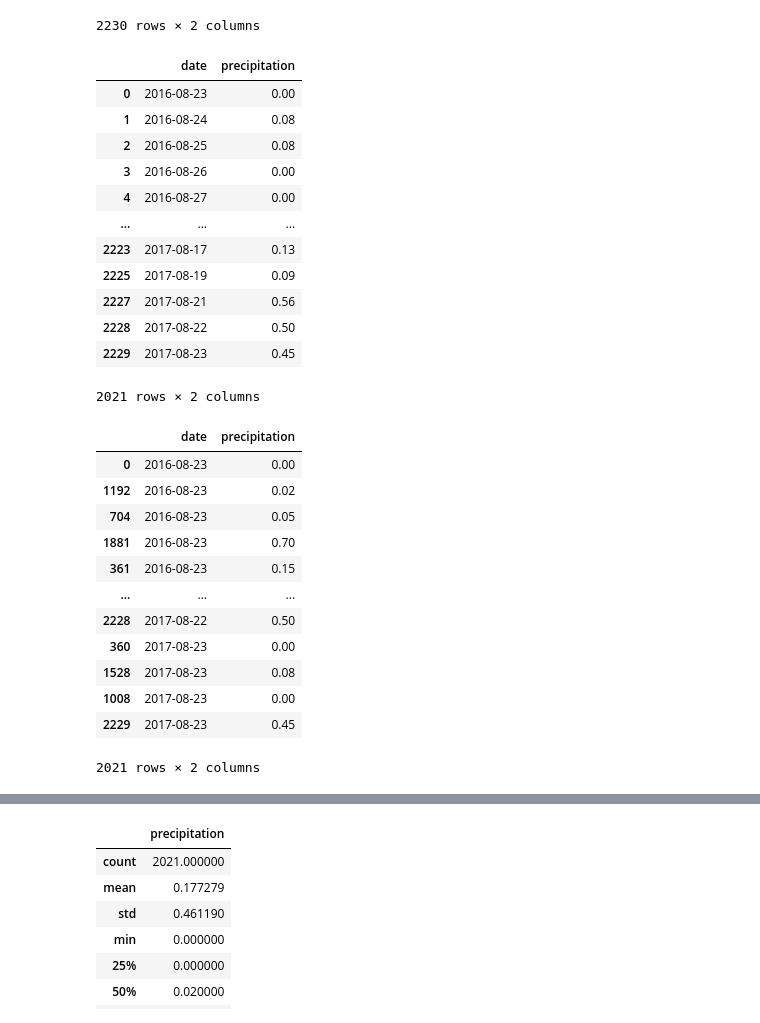
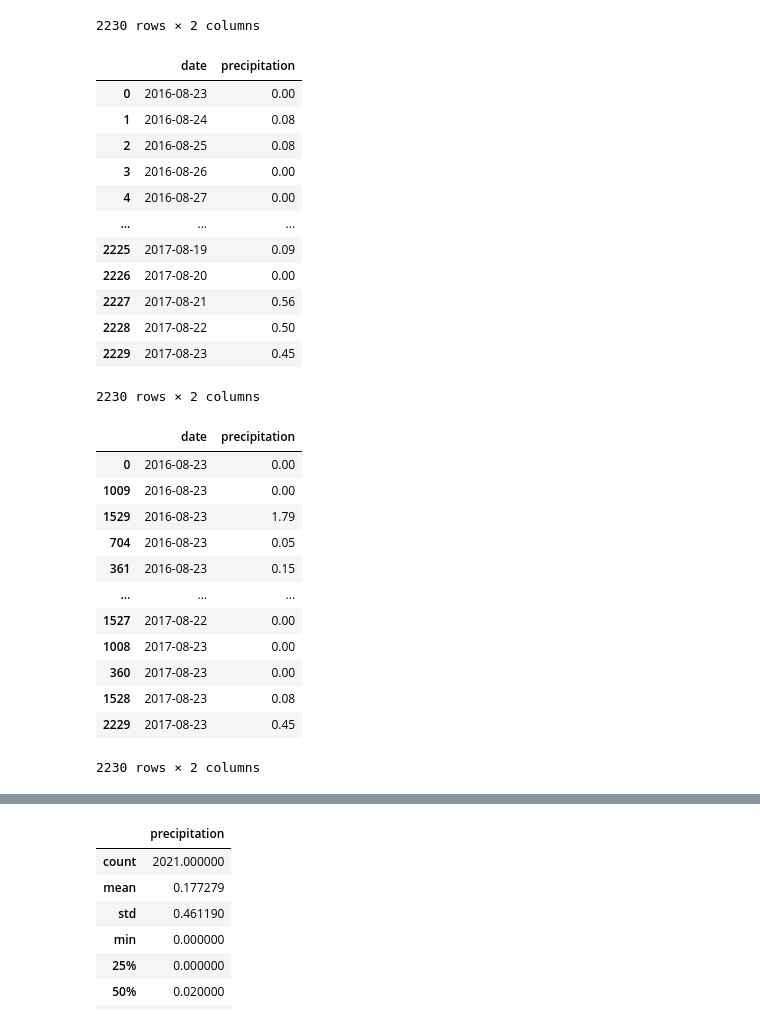
Before and after one commit to julo123456/sqlalchemy_challenge, a Jupyter notebook: climate_starter.ipynb, the cells around one changed output, grey strips where cells are left out. Saved outputs shown, nothing was run; the diff lists cells and outputs as text; code cells hidden in the pictures.

```diff
--- a/climate_starter.ipynb
+++ b/climate_starter.ipynb
@@ -122,22 +122,22 @@ df
 2230 rows × 2 columns
 # %%
 # drop NaN data
-df1 = df.dropna()
+df1 = df.fillna(0)
 df1
 # %% [output]
 |  | date | precipitation |
 | 0 | 2016-08-23 | 0.00 |
 | 1 | 2016-08-24 | 0.08 |
 | 2 | 2016-08-25 | 0.08 |
 | 3 | 2016-08-26 | 0.00 |
 | 4 | 2016-08-27 | 0.00 |
 | ... | ... | ... |
-| 2223 | 2017-08-17 | 0.13 |
 | 2225 | 2017-08-19 | 0.09 |
+| 2226 | 2017-08-20 | 0.00 |
 | 2227 | 2017-08-21 | 0.56 |
 | 2228 | 2017-08-22 | 0.50 |
 | 2229 | 2017-08-23 | 0.45 |
-2021 rows × 2 columns
+2230 rows × 2 columns
 # %%
 # Sort the dataframe from df1 by date
 sort_df1 = df1.sort_values(by=['date'])
@@ -145,17 +145,17 @@ sort_df1
 # %% [output]
 |  | date | precipitation |
 | 0 | 2016-08-23 | 0.00 |
-| 1192 | 2016-08-23 | 0.02 |
+| 1009 | 2016-08-23 | 0.00 |
+| 1529 | 2016-08-23 | 1.79 |
 | 704 | 2016-08-23 | 0.05 |
-| 1881 | 2016-08-23 | 0.70 |
 | 361 | 2016-08-23 | 0.15 |
 | ... | ... | ... |
-| 2228 | 2017-08-22 | 0.50 |
+| 1527 | 2017-08-22 | 0.00 |
+| 1008 | 2017-08-23 | 0.00 |
 | 360 | 2017-08-23 | 0.00 |
 | 1528 | 2017-08-23 | 0.08 |
-| 1008 | 2017-08-23 | 0.00 |
 | 2229 | 2017-08-23 | 0.45 |
-2021 rows × 2 columns
+2230 rows × 2 columns
 # %%
 # Plot the results by using the DataFram "plot" method
 sort_df1.set_index('date', inplace=True)
```
Also changed, not shown: parts of 7 cells of this notebook, 2 other files.
